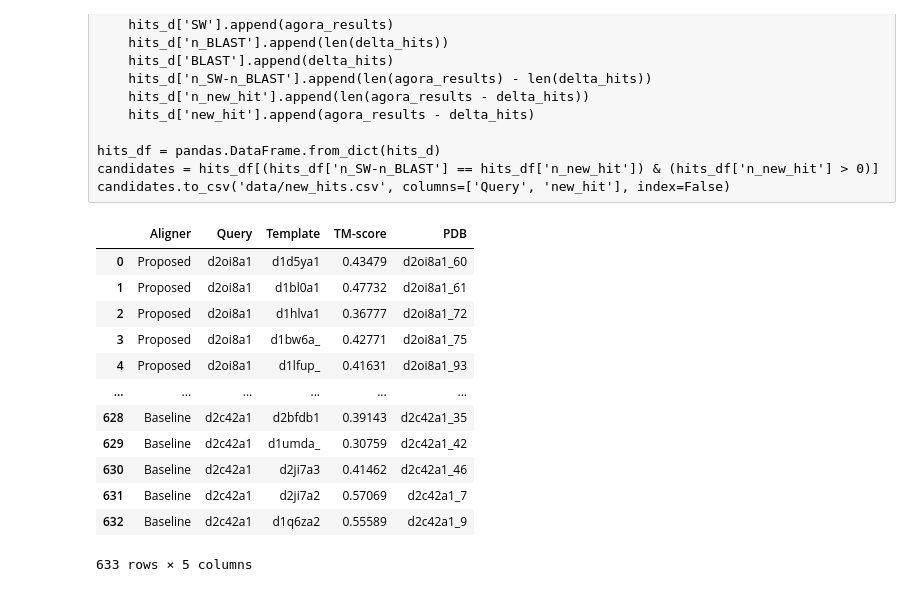
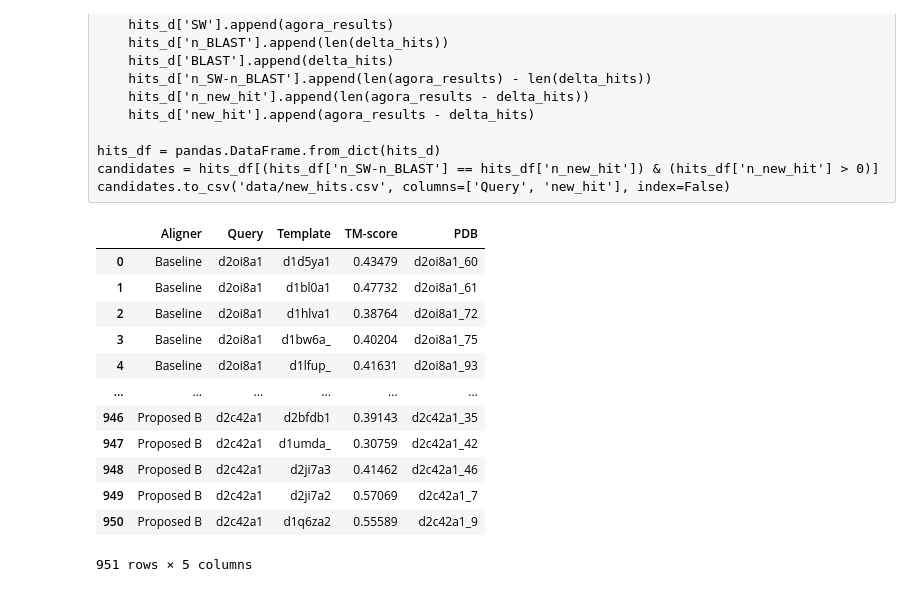
Before and after one commit to shuichiro-makigaki/agora, a Jupyter notebook: contrib/TM-hard-skip-inters.ipynb, the cells around one changed output. Cells and saved outputs as stored; diff of their text form; code cells hidden in the pictures.

```diff
--- a/contrib/TM-hard-skip-inters.ipynb
+++ b/contrib/TM-hard-skip-inters.ipynb
@@ -66,44 +66,56 @@ from agora import TMalignCommandLine
 
 new_hit_tmscore_d = {'Aligner': [], 'Query': [], 'Template': [], 'TM-score': [], 'PDB': []}
 
 for r in tqdm(candidates.itertuples(), total=candidates.shape[0]):
+    for pdb in list(Path('data/evaluation/delta_u50_50_u50_50_s95_500_evalue_sum_local/').glob(f'{r.Query}_*.pdb')):
+            template = [_ for _ in pdb.read_text().splitlines() if _.startswith('REMARK') and 'TEMPLATE:' in _][0].split()[3]
+            if template in r.new_hit:
+                tmalign = TMalignCommandLine(f'data/evaluation/targets/{r.Query}.ent', pdb.as_posix())
+                tmalign.run()
+                if tmalign.tmscore is not None:
+                    new_hit_tmscore_d['Aligner'].append('Baseline')
+                    new_hit_tmscore_d['Query'].append(r.Query)
+                    new_hit_tmscore_d['Template'].append(template)
+                    new_hit_tmscore_d['TM-score'].append(tmalign.tmscore[0])
+                    new_hit_tmscore_d['PDB'].append(pdb.stem)
+
     for pdb in list(Path('data/evaluation/delta_u50_50_u50_50_s95_500_evalue_sum_local_i_local_p5p5p20/').glob(f'{r.Query}_*.pdb')):
         template = [_ for _ in pdb.read_text().splitlines() if _.startswith('REMARK') and 'TEMPLATE:' in _][0].split()[3]
         if template in r.new_hit:
             tmalign = TMalignCommandLine(f'data/evaluation/targets/{r.Query}.ent', pdb.as_posix())
             tmalign.run()
             if tmalign.tmscore is not None:
-                new_hit_tmscore_d['Aligner'].append('Proposed')
+                new_hit_tmscore_d['Aligner'].append('Proposed A')
                 new_hit_tmscore_d['Query'].append(r.Query)
                 new_hit_tmscore_d['Template'].append(template)
                 new_hit_tmscore_d['TM-score'].append(tmalign.tmscore[0])
                 new_hit_tmscore_d['PDB'].append(pdb.stem)
 
     for pdb in list(Path('data/evaluation/delta_u50_50_u50_50_s95_500_evalue_sum_local_i_local_p5p5p20_skip_intermediates/').glob(f'{r.Query}_*.pdb')):
         template = [_ for _ in pdb.read_text().splitlines() if _.startswith('REMARK') and 'TEMPLATE:' in _][0].split()[3]
         if template in r.new_hit:
             tmalign = TMalignCommandLine(f'data/evaluation/targets/{r.Query}.ent', pdb.as_posix())
             tmalign.run()
             if tmalign.tmscore is not None:
-                new_hit_tmscore_d['Aligner'].append('Baseline')
+                new_hit_tmscore_d['Aligner'].append('Proposed B')
                 new_hit_tmscore_d['Query'].append(r.Query)
                 new_hit_tmscore_d['Template'].append(template)
                 new_hit_tmscore_d['TM-score'].append(tmalign.tmscore[0])
                 new_hit_tmscore_d['PDB'].append(pdb.stem)
 
 new_hit_tmscore_df = pandas.DataFrame.from_dict(new_hit_tmscore_d)
 new_hit_tmscore_df
 # %% [output]
 |  | Aligner | Query | Template | TM-score | PDB |
-| 0 | Proposed | d2oi8a1 | d1d5ya1 | 0.43479 | d2oi8a1_60 |
-| 1 | Proposed | d2oi8a1 | d1bl0a1 | 0.47732 | d2oi8a1_61 |
-| 2 | Proposed | d2oi8a1 | d1hlva1 | 0.36777 | d2oi8a1_72 |
-| 3 | Proposed | d2oi8a1 | d1bw6a_ | 0.42771 | d2oi8a1_75 |
-| 4 | Proposed | d2oi8a1 | d1lfup_ | 0.41631 | d2oi8a1_93 |
+| 0 | Baseline | d2oi8a1 | d1d5ya1 | 0.43479 | d2oi8a1_60 |
+| 1 | Baseline | d2oi8a1 | d1bl0a1 | 0.47732 | d2oi8a1_61 |
+| 2 | Baseline | d2oi8a1 | d1hlva1 | 0.38764 | d2oi8a1_72 |
+| 3 | Baseline | d2oi8a1 | d1bw6a_ | 0.40204 | d2oi8a1_75 |
+| 4 | Baseline | d2oi8a1 | d1lfup_ | 0.41631 | d2oi8a1_93 |
 | ... | ... | ... | ... | ... | ... |
-| 628 | Baseline | d2c42a1 | d2bfdb1 | 0.39143 | d2c42a1_35 |
-| 629 | Baseline | d2c42a1 | d1umda_ | 0.30759 | d2c42a1_42 |
-| 630 | Baseline | d2c42a1 | d2ji7a3 | 0.41462 | d2c42a1_46 |
-| 631 | Baseline | d2c42a1 | d2ji7a2 | 0.57069 | d2c42a1_7 |
-| 632 | Baseline | d2c42a1 | d1q6za2 | 0.55589 | d2c42a1_9 |
+| 946 | Proposed B | d2c42a1 | d2bfdb1 | 0.39143 | d2c42a1_35 |
+| 947 | Proposed B | d2c42a1 | d1umda_ | 0.30759 | d2c42a1_42 |
+| 948 | Proposed B | d2c42a1 | d2ji7a3 | 0.41462 | d2c42a1_46 |
+| 949 | Proposed B | d2c42a1 | d2ji7a2 | 0.57069 | d2c42a1_7 |
+| 950 | Proposed B | d2c42a1 | d1q6za2 | 0.55589 | d2c42a1_9 |
-633 rows × 5 columns
+951 rows × 5 columns
```
Also changed, not shown: parts of 8 cells of this notebook.
